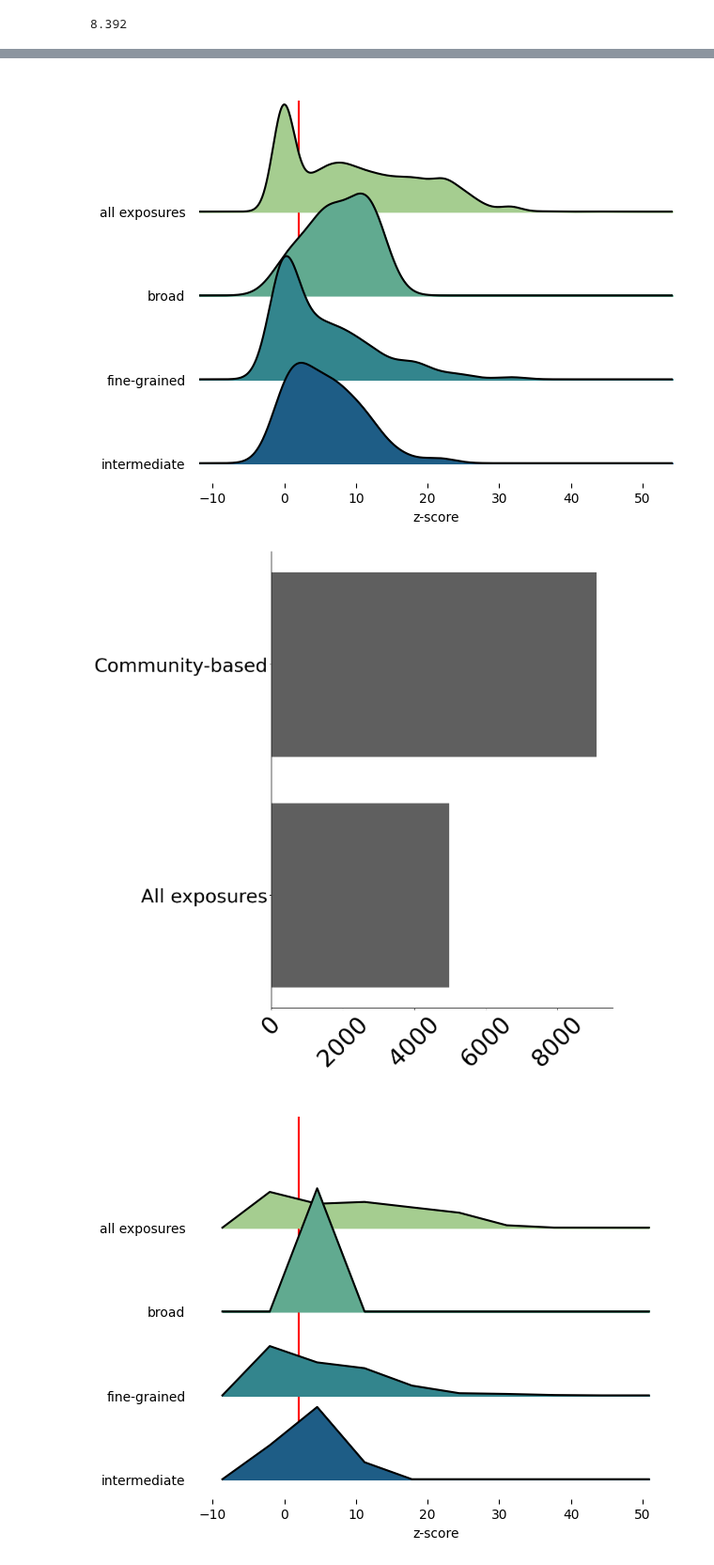
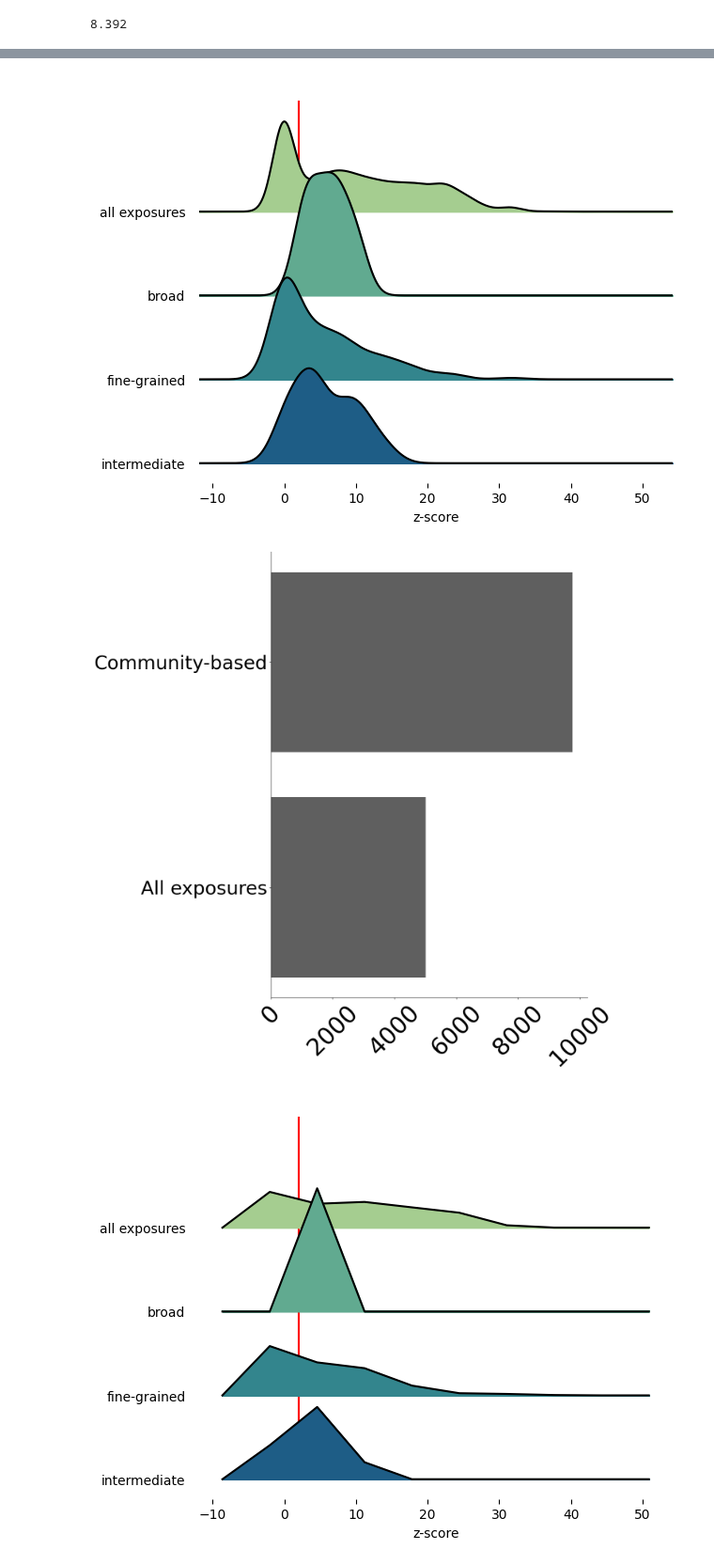
Before and after one commit to menchelab/Exposome, a Jupyter notebook: Exp_fin_9_PPI_Modularity.ipynb, the cells around one changed output, grey strips where cells are left out. Shown at 94% size. Cells and saved outputs as stored; diff of their text form; code cells hidden in the pictures.

```diff
--- a/Exp_fin_9_PPI_Modularity.ipynb
+++ b/Exp_fin_9_PPI_Modularity.ipynb
@@ -107,3 +99,11 @@ len(chem_gene_dictio_cleaned_ppi)
+# %%
+#Let's import the EEN
+filtered_weighted_exp_graph_significant = nx.read_weighted_edgelist("output/backbone_exp_graph_significant_weighted.edgelist")
+# %%
+with open('output/chem_gene_hq.pickle', 'rb') as handle:
+    chem_gene_hq = pk.load(handle)
+with open('output/chem_gene_homo_mouse.pickle', 'rb') as handle:
+    chem_gene_homo_mouse = pk.load(handle)
 # %%
 import math
 exposome_zscore={}
@@ -253,11 +253,11 @@ np.median(list(final_exposome_zscore.values()))
 #Let's import the renamed Louvain communities
 
 
-with open('output/Communities/Louvain/ji_fine_grained_communities_dict.pickle', 'rb') as handle:
+with open('output/Communities/Louvain/weighted_ji_fine_grained_communities_dict.pickle', 'rb') as handle:
     fine_grained_communities_dict = pk.load(handle)
-with open('output/Communities/Louvain/ji_middle_communities_dict.pickle', 'rb') as handle:
+with open('output/Communities/Louvain/weighted_ji_middle_communities_dict.pickle', 'rb') as handle:
     middle_communities_dict = pk.load(handle)
-with open('output/Communities/Louvain/ji_broad_communities_dict.pickle', 'rb') as handle:
+with open('output/Communities/Louvain/weighted_ji_broad_communities_dict.pickle', 'rb') as handle:
     broad_communities_dict = pk.load(handle)
 # %%
 import math
@@ -495,10 +495,10 @@ joyplot(lcc_zscore_df, by='group', column='z-score',colormap=sns.color_palette("
 
 plt.xlabel('z-score');
 plt.vlines(x=2,ymin=0,ymax=1,color='r',label='statistically significance',zorder=10);
-plt.savefig('output/Figures/Fig3D.pdf',format='pdf',dpi=300, bbox_inches = "tight")
+plt.savefig('output/Figures/Fig3D_v01_post_rev.pdf',format='pdf',dpi=300, bbox_inches = "tight")
 plt.show()
 # %% [output]
-[figure, old version]
+[figure, new version]
 # %%
 #Let's do it again, but this time we plot the number of exposures that are associated with a statistically significant
 #neighborhood and not those that we lose
@@ -519,9 +519,9 @@ ax1.spines['bottom'].set_visible(True)
 ax1.spines['left'].set_visible(True)
 
 not_module_exposure_list=[]
-tot_backboneexposures=backbone_ss_exposure_network.number_of_nodes()
+tot_backboneexposures=filtered_weighted_exp_graph_significant.number_of_nodes()
 
-for exp in backbone_ss_exposure_network.nodes():
+for exp in filtered_weighted_exp_graph_significant.nodes():
     try:
         if float(final_exposome_zscore[exp])<2:
             not_module_exposure_list.append(exp)
@@ -531,36 +531,36 @@ for exp in backbone_ss_exposure_network.nodes():
         not_module_exposure_list.append(exp)
 
 not_module_exposure_com_list=[]
-for exp in backbone_ss_exposure_network.nodes():
+for exp in filtered_weighted_exp_graph_significant.nodes():
     for com,explist in fine_grained_communities_dict.items():
         if exp in explist:
             if float(fine_grained_communities_lcc_zscore[com])<2:
                 for com2,explist2 in middle_communities_dict.items():
                     if exp in explist2:
                         if float(middle_communities_lcc_zscore[com2])<2:
                             for com3,explist3 in broad_communities_dict.items():
                                 if exp in explist3:
                                     if float(broad_communities_lcc_zscore[com3])<2:
                                         not_module_exposure_com_list.append(exp)
 
 
 module_exposure_list_tot=[tot_backboneexposures-len(not_module_exposure_list),tot_backboneexposures-len(not_module_exposure_com_list)]
 label=['All exposures', 'Community-based']
 
 
 plt.barh(x, module_exposure_list_tot,color='#5F5F5F')
 #plt.title('Frequency of exposures rank by their degree',fontsize=32)
 #plt.ylabel('Frequency',fontsize=20)
 #plt.xlabel('Number of exposures',fontsize=45)
 plt.xticks(fontsize=45,rotation=45)
 plt.yticks(x, label,fontsize=36,ha='right')
 #plt.yticks([],fontsize=45,rotation=45,ha='right')
 plt.tight_layout()
 
-#plt.savefig('output/Figures/Fig3E.pdf',format='pdf',dpi=300, bbox_inches = "tight")
+plt.savefig('output/Figures/Fig3E_v01_post_rev.pdf',format='pdf',dpi=300, bbox_inches = "tight")
 plt.show()
 # %% [output]
-[figure, old version]
+[figure, new version]
 # %%
 #Let's import the infomap communities
 
```
Also changed, not shown: parts of 20 cells of this notebook, 2 other files.
